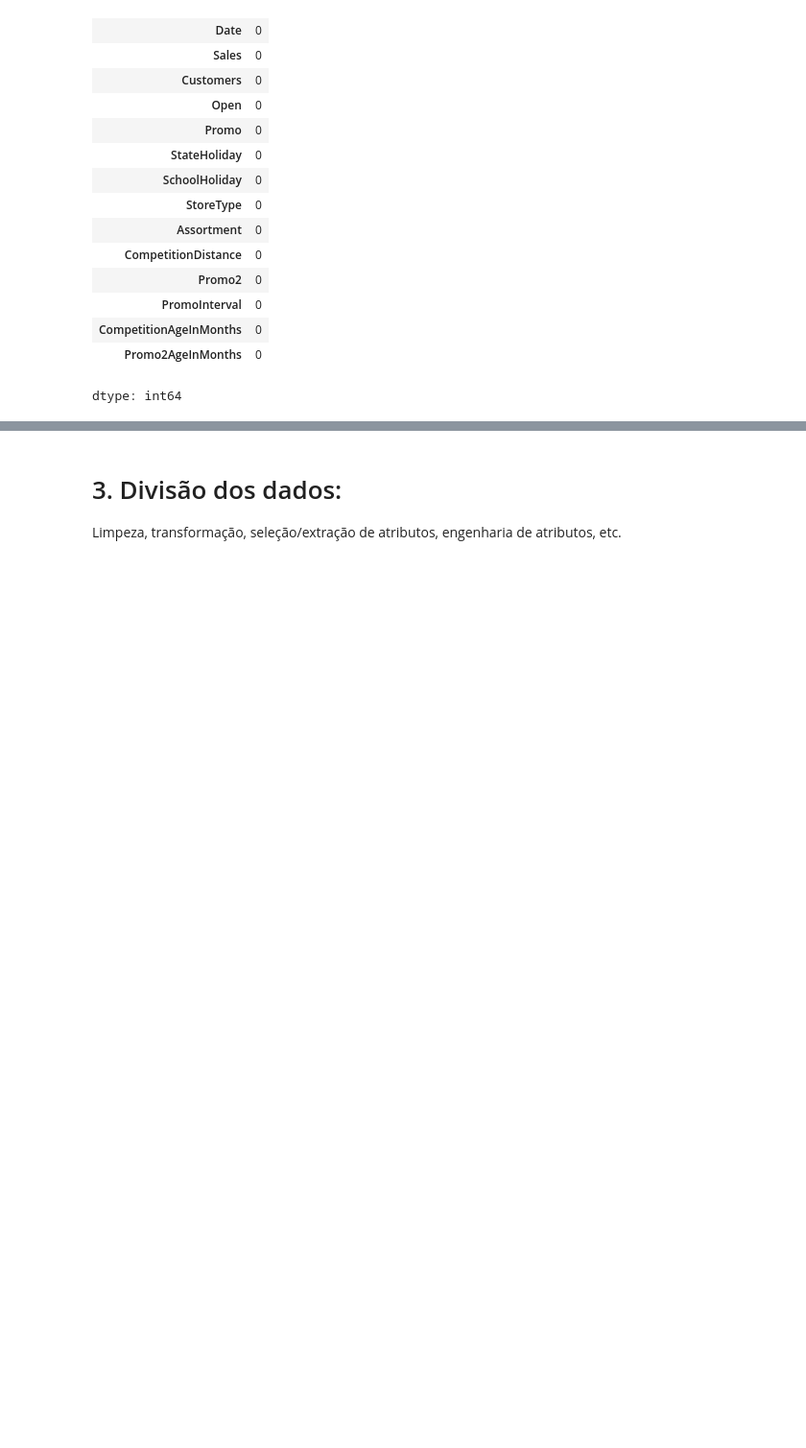
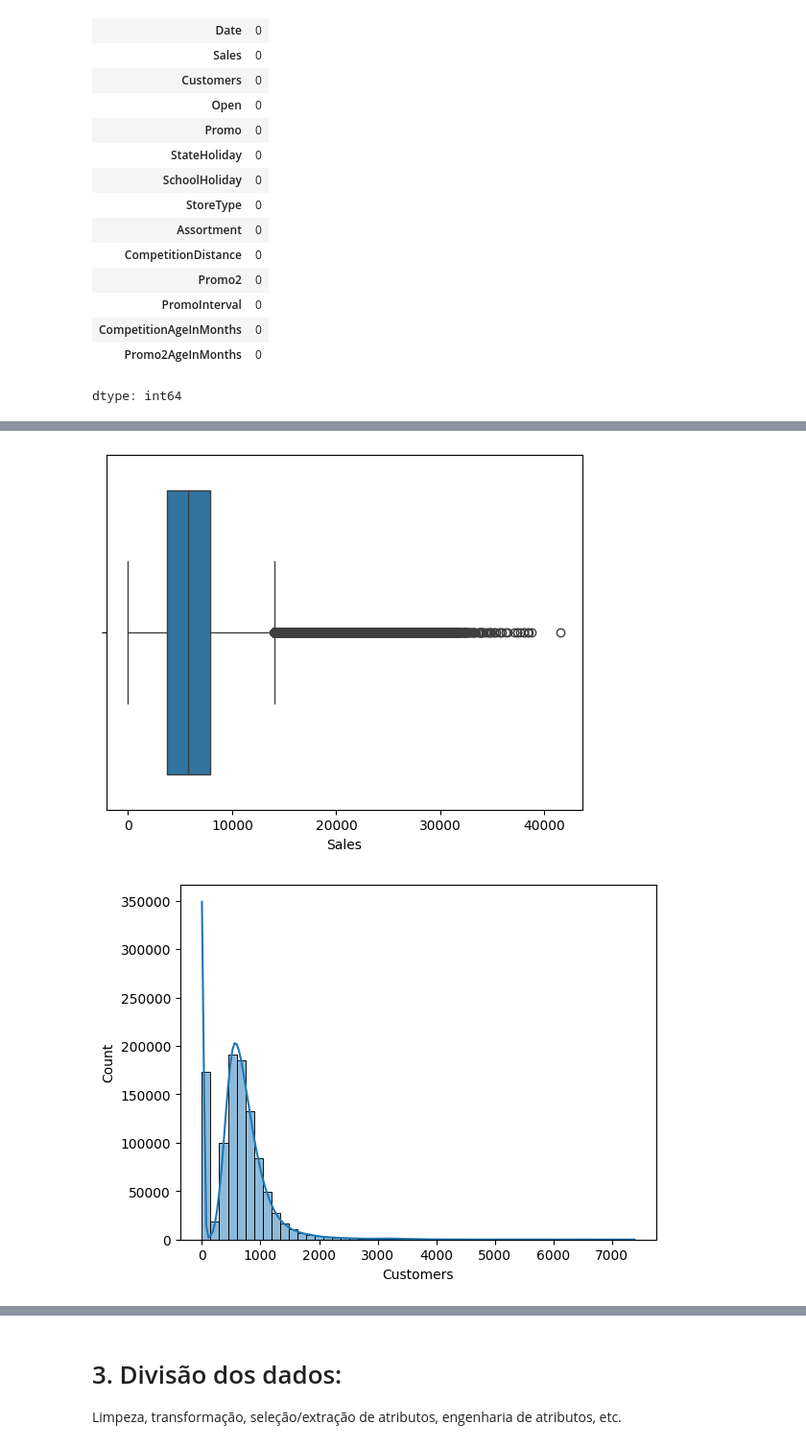
Before and after one commit to jlosar/Julio-Losa-ML-projeto, a Jupyter notebook: MVP_Machine_Learning_&_Analytics_Julio.ipynb, the cells around one changed output, grey strips where cells are left out. Shown at 96% size. Cells and saved outputs as stored; diff of their text form; code cells hidden in the pictures; blank space fills up the shorter version.

```diff
--- a/MVP_Machine_Learning_&_Analytics_Julio.ipynb
+++ b/MVP_Machine_Learning_&_Analytics_Julio.ipynb
@@ -283,0 +286,15 @@ dtype: int64
+# %%
+## Observação se o dataset sugerido tem a presença de outliers
+
+# Boxplot de vendas
+sns.boxplot(x=df_merged['Sales'])
+plt.show()
+## Visualizar outliers
+
+
+# Histograma de clientes
+sns.histplot(df_merged['Customers'], bins=50, kde=True)
+plt.show()
+# %% [output]
+[figure, added]
+[figure, added]
```
Also changed, not shown: parts of 6 cells of this notebook.
